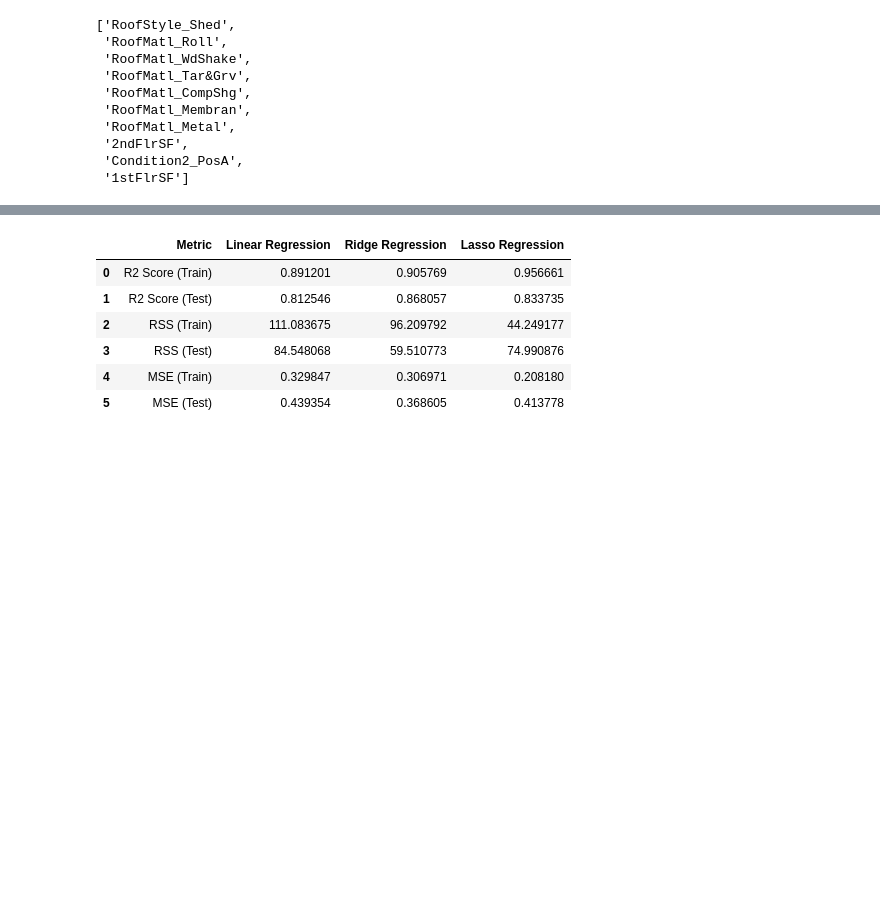
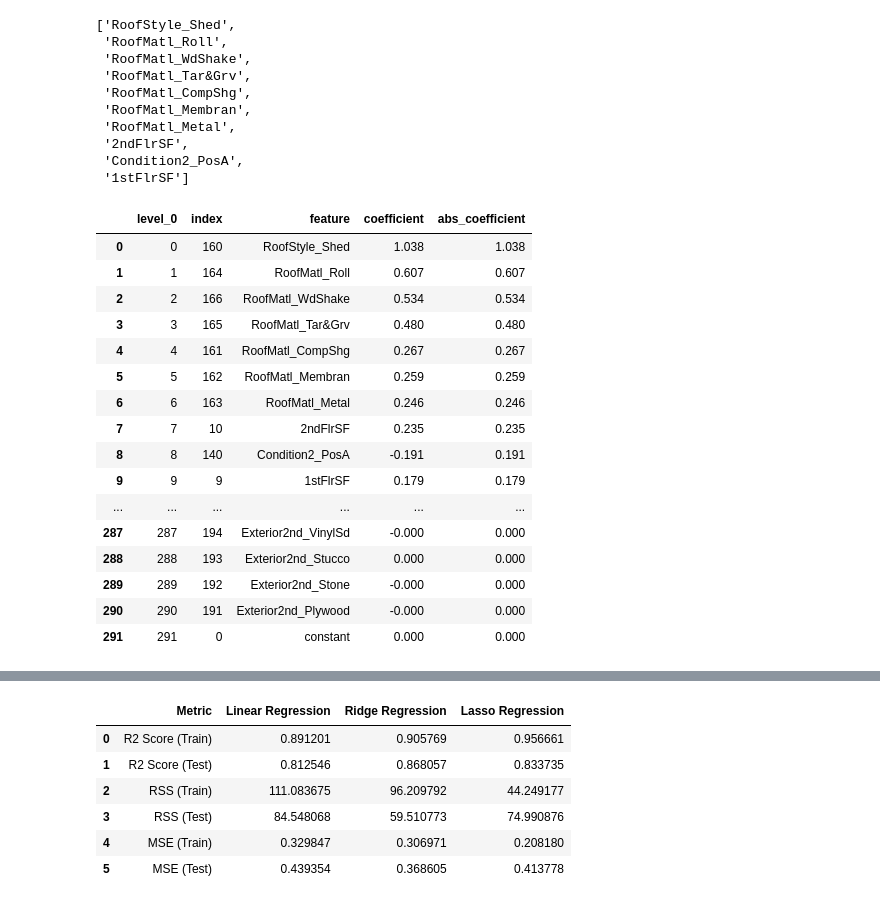
Before and after one commit to ishankarve/Assignment-Advanced-Regression, a Jupyter notebook: Assignment Advanced Regression.ipynb, the cells around one changed output, grey strips where cells are left out. Drawn from its saved outputs; the diff is of its cells as text; code cells hidden in the pictures; blank space fills up the shorter version.

```diff
--- a/Assignment Advanced Regression.ipynb
+++ b/Assignment Advanced Regression.ipynb
@@ -2043,3 +2059,23 @@ lasso_features10
  '2ndFlrSF',
  'Condition2_PosA',
  '1stFlrSF']
+# %%
+lasso_linear_regression.reset_index()
+# %% [output]
+|  | level_0 | index | feature | coefficient | abs_coefficient |
+| 0 | 0 | 160 | RoofStyle_Shed | 1.038 | 1.038 |
+| 1 | 1 | 164 | RoofMatl_Roll | 0.607 | 0.607 |
+| 2 | 2 | 166 | RoofMatl_WdShake | 0.534 | 0.534 |
+| 3 | 3 | 165 | RoofMatl_Tar&Grv | 0.480 | 0.480 |
+| 4 | 4 | 161 | RoofMatl_CompShg | 0.267 | 0.267 |
+| 5 | 5 | 162 | RoofMatl_Membran | 0.259 | 0.259 |
+| 6 | 6 | 163 | RoofMatl_Metal | 0.246 | 0.246 |
+| 7 | 7 | 10 | 2ndFlrSF | 0.235 | 0.235 |
+| 8 | 8 | 140 | Condition2_PosA | -0.191 | 0.191 |
+| 9 | 9 | 9 | 1stFlrSF | 0.179 | 0.179 |
+| ... | ... | ... | ... | ... | ... |
+| 287 | 287 | 194 | Exterior2nd_VinylSd | -0.000 | 0.000 |
+| 288 | 288 | 193 | Exterior2nd_Stucco | 0.000 | 0.000 |
+| 289 | 289 | 192 | Exterior2nd_Stone | -0.000 | 0.000 |
+| 290 | 290 | 191 | Exterior2nd_Plywood | -0.000 | 0.000 |
+| 291 | 291 | 0 | constant | 0.000 | 0.000 |
```
Also changed, not shown: parts of 62 cells of this notebook, 3 other files.
